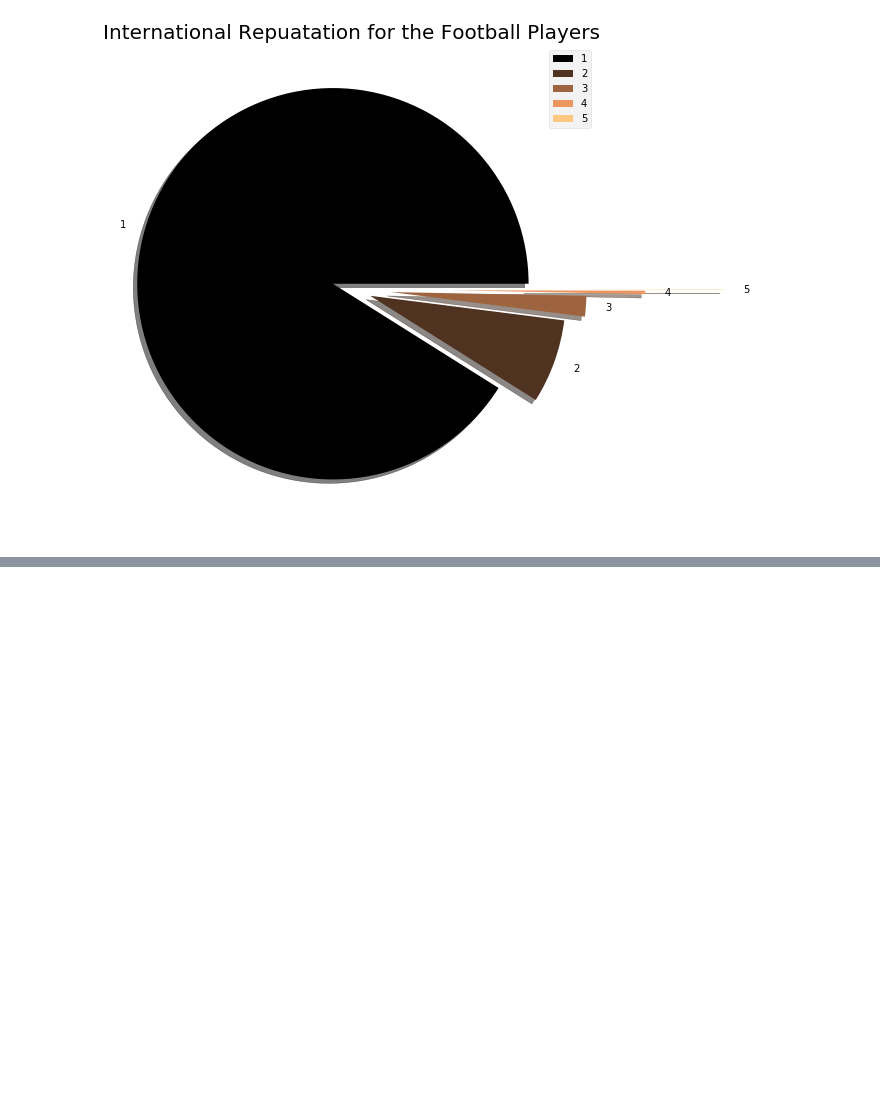
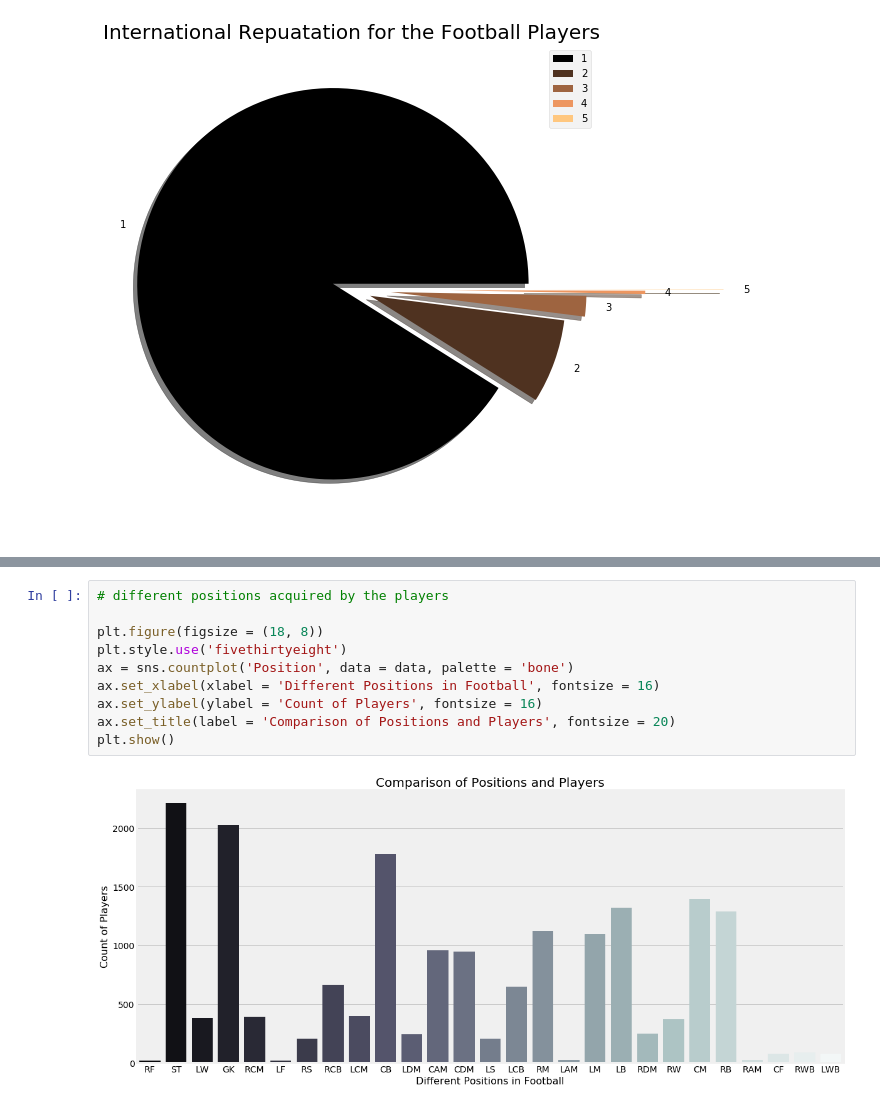
Before and after one commit to SiddarthSamdani/Fifa_Visualization, a Jupyter notebook: Fifa_Visualization.ipynb, the cells around one changed output, grey strips where cells are left out. Drawn from its saved outputs; the diff is of its cells as text; blank space fills up the shorter version.

```diff
--- a/Fifa_Visualization.ipynb
+++ b/Fifa_Visualization.ipynb
@@ -246,0 +261,12 @@ plt.show()
+# %%
+# different positions acquired by the players
+
+plt.figure(figsize = (18, 8))
+plt.style.use('fivethirtyeight')
+ax = sns.countplot('Position', data = data, palette = 'bone')
+ax.set_xlabel(xlabel = 'Different Positions in Football', fontsize = 16)
+ax.set_ylabel(ylabel = 'Count of Players', fontsize = 16)
+ax.set_title(label = 'Comparison of Positions and Players', fontsize = 20)
+plt.show()
+# %% [output]
+[figure, added]
```
Also changed, not shown: parts of 5 cells of this notebook.
